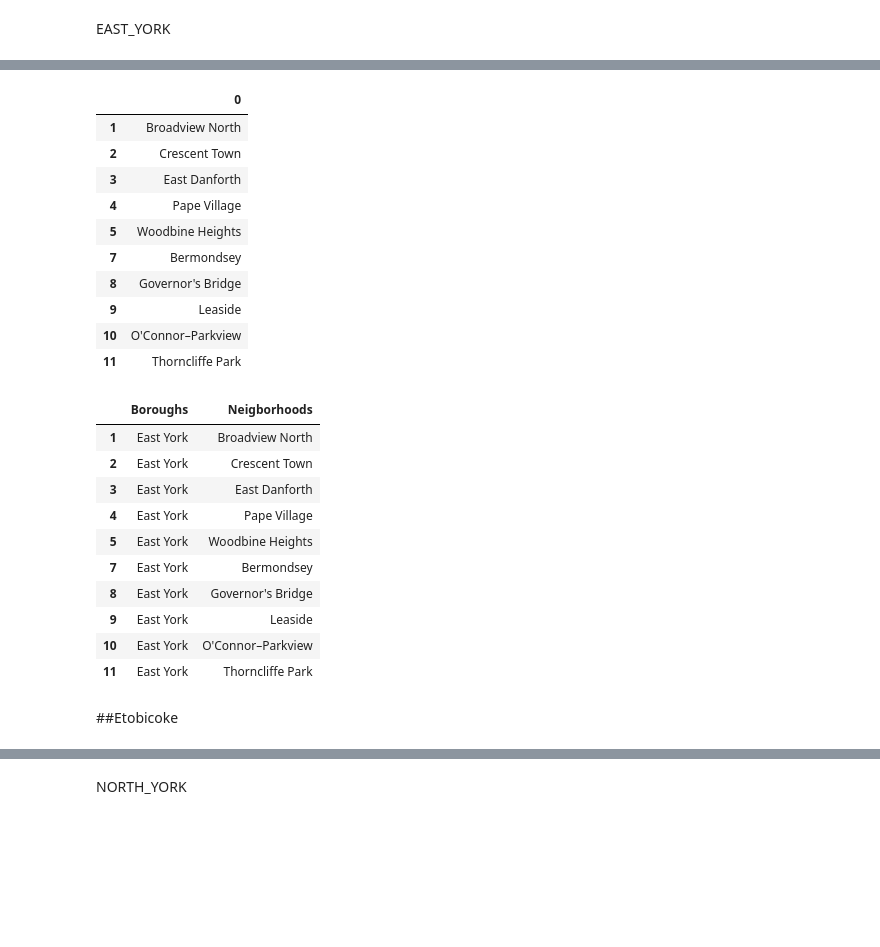
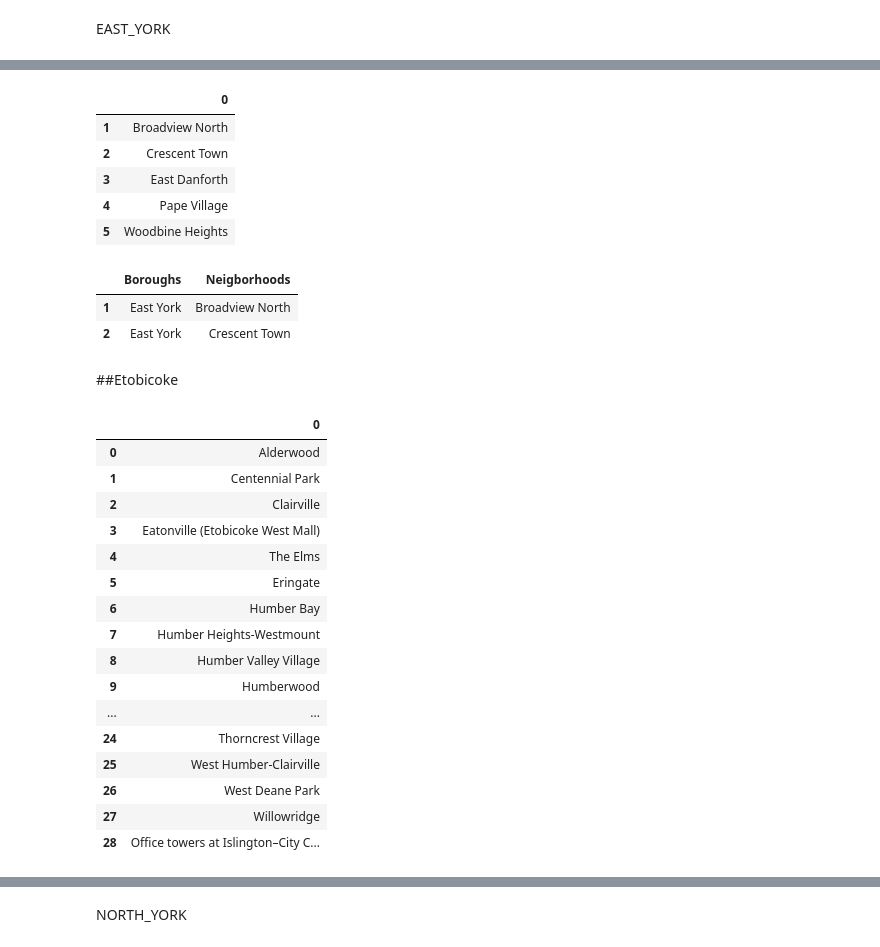
Before and after one commit to Diwura/Capstone-Project-IBM-, a Jupyter notebook: Ibm_project.ipynb, the cells around one changed output, grey strips where cells are left out. Drawn from its saved outputs; the diff is of its cells as text; code cells hidden in the pictures; blank space fills up the shorter version.

```diff
--- a/Ibm_project.ipynb
+++ b/Ibm_project.ipynb
@@ -40,3 +40,14 @@ Libraries imported.
 The Dataset to be used for this project is not readily avalilable so I will be making use of the BeautifulSoup library to scrap the data from a webpage.
 # %% [markdown]
 The list of Neighborhoods and their respective district (boroughs) on the [webpage](https://en.wikipedia.org/wiki/List_of_neighbourhoods_in_Toronto) are placed in tables. Therefore I have to use the BeaufifulSoup library to scrape this data targeting the respective tables of interests. Also some districts(boroguhs) are further sub-divided into sub-districts however for the purpose of this projectI will be reperesenting neighborhoods that fall into this situation under the main district name.
+# %%
+borughs=[]
+from urllib.request import urlopen
+import re
+borugh=urlopen('https://en.wikipedia.org/wiki/List_of_neighbourhoods_in_Toronto#Neighbourhoods_by_district')
+#making use of the beautifulsoup library.
+bs=BeautifulSoup(borugh, 'html5lib')
+borugh_names=bs.findAll('span',{'id':re.compile('(Old_Toronto|East_York|Etobicoke|North_York|Scarborough|York)')})
+for borough_name in borugh_names:
+    borughs.append(borough_name.get_text())
+print(borughs ,'are all sub-boroughs that i will group under one name which is Old_Toronto')
@@ -208,7 +203,7 @@ east_york_data
 # %%
 #removing extra data due to the html table from the webpage.
 east_york_data.drop([0,6,12], inplace=True)
-east_york_data
+east_york_data.head()
 # %% [output]
 |  | 0 |
 | 1 | Broadview North |
@@ -216,34 +211,39 @@ east_york_data
 | 3 | East Danforth |
 | 4 | Pape Village |
 | 5 | Woodbine Heights |
-| 7 | Bermondsey |
-| 8 | Governor's Bridge |
-| 9 | Leaside |
-| 10 | O'Connor–Parkview |
-| 11 | Thorncliffe Park |
 # %%
 east_york_df=east_york_data.copy()
 east_york_df.insert(0,'Boroughs','East York')
 east_york_df.rename(columns={0:'Neigborhoods'},inplace=True)
-east_york_df
+east_york_df.head(2)
 # %% [output]
 |  | Boroughs | Neigborhoods |
 | 1 | East York | Broadview North |
 | 2 | East York | Crescent Town |
-| 3 | East York | East Danforth |
-| 4 | East York | Pape Village |
-| 5 | East York | Woodbine Heights |
-| 7 | East York | Bermondsey |
-| 8 | East York | Governor's Bridge |
-| 9 | East York | Leaside |
-| 10 | East York | O'Connor–Parkview |
-| 11 | East York | Thorncliffe Park |
 # %% [markdown]
 ##Etobicoke
 # %%
 etobicoke_data=remover('etobicoke_data', 'etobicoke2',etobicoke)
 # %%
 etobicoke_data
+# %% [output]
+|  | 0 |
+| 0 | Alderwood |
+| 1 | Centennial Park |
+| 2 | Clairville |
+| 3 | Eatonville (Etobicoke West Mall) |
+| 4 | The Elms |
+| 5 | Eringate |
+| 6 | Humber Bay |
+| 7 | Humber Heights-Westmount |
+| 8 | Humber Valley Village |
+| 9 | Humberwood |
+| ... | ... |
+| 24 | Thorncrest Village |
+| 25 | West Humber-Clairville |
+| 26 | West Deane Park |
+| 27 | Willowridge |
+| 28 | Office towers at Islington–City C... |
 # %%
 #to remove extra data by removing based on index
 etobicoke_data.drop([28],inplace=True)
```
Also changed, not shown: parts of 75 cells of this notebook, 3 other files.
